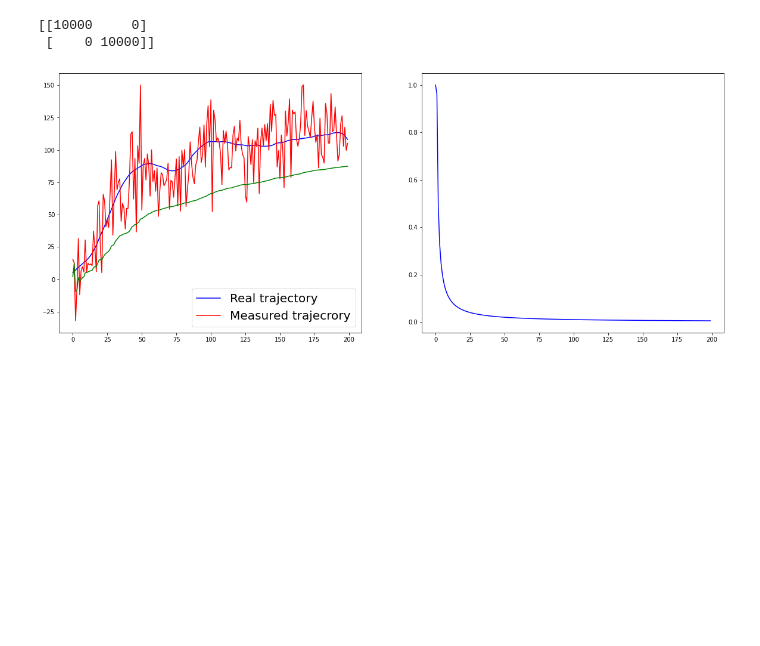
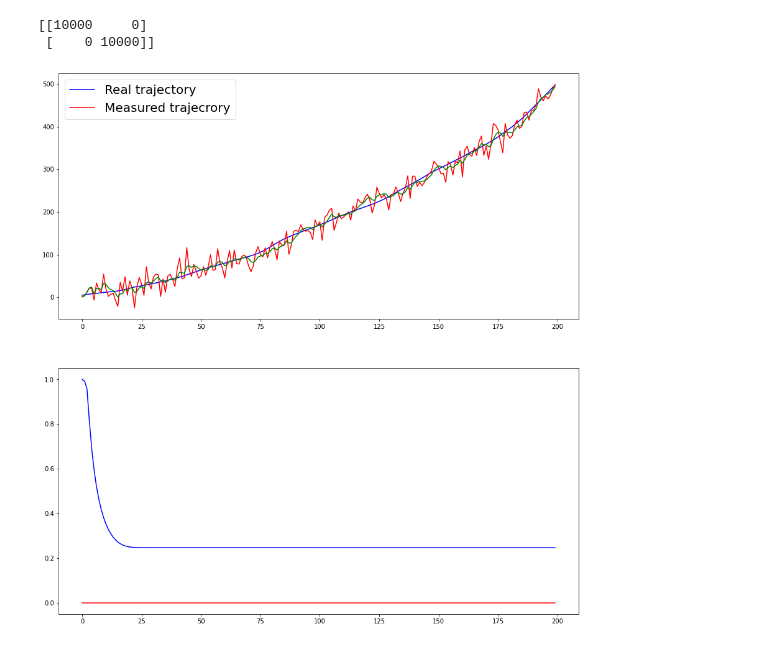
Before and after one commit to MacVIk/Experimental_Data_Processing, a Jupyter notebook: Task_5.ipynb, the cells around one changed output. Drawn from its saved outputs; the diff is of its cells as text; code cells hidden in the pictures; blank space fills up the shorter version.

Commit message:
Working Kalman

```diff
--- a/Task_5.ipynb
+++ b/Task_5.ipynb
@@ -41,13 +41,16 @@ plt.show()
 # Generate a forecast vector for a base vector X using transition matrix Ф
 def prediction(X, Φ):
     return np.dot(Φ, X)
+
+def covariance_matrix_prediction(Φ, P, Q):
+    return np.dot(np.dot(Φ, P), Φ.transpose()) + Q
 
 # Generate a filtered vector base on forcast and mesurement
 def filtration(X_forcast, measurement, K, H):
     return X_forcast + K *(measurement - np.dot(H, X_forcast))
 
 # Get K coefficient base on observarion matrix H and covariance matrix of measurement noize R
-def filter_gain(P, H, R):
+def gain(P, H, R):
     PHt = np.dot(P, H.transpose())
     HPHt_R_1 = np.linalg.inv(np.dot(H, PHt) + R)
     return np.dot(PHt, HPHt_R_1)
@@ -57,7 +60,7 @@ def covariance_matrix_filtration(K, H, P):
     KH = np.dot(K, H)
     return np.dot((I - KH), P)
 
-def kalman_filter(mesurement, X_0, P_0, Φ, H, R):
+def kalman_filter(mesurement, X_0, P_0, Φ, H, R, Q):
     X = np.ones((len(measurement),2,1))
     K = np.ones((len(measurement),2,1))
     P = np.ones((len(measurement),2,2))
@@ -65,35 +68,47 @@ def kalman_filter(mesurement, X_0, P_0, Φ, H, R):
     P[0] = P_0
 
     for i in range(1, len(mesurement)):
-        K[i]= filter_gain(P[i-1], H, R)
-        X[i] = filtration(prediction(X[i-1], Φ), measurement[i], K[i], H)
-        P[i] = covariance_matrix_filtration(K[i], H, P[i-1])
+        # Prediction
+        P[i] = covariance_matrix_prediction(Φ, P[i-1], Q)
+        X[i] = prediction(X[i-1], Φ)
 
-    return X, K
+        # Filtration
+        K[i] = gain(P[i], H, R)
+        X[i] = filtration(X[i], measurement[i], K[i], H)
+        P[i] = covariance_matrix_filtration(K[i], H, P[i])
+
+    return X, K, P
 # %%
 T = 2
-X_0 = np.array([[2], [0]])
-P_0 = np.array([[10000, 0], [0, 10000]])
-Φ = np.array([[1, T], [0, 1]])
+X_0 = np.array([[2],
+                [0]])
+P_0 = np.array([[10000,0],
+                [0,10000]])
+Φ = np.array([[1, T],
+              [0, 1]])
 H = np.array([[1, 0]])
-R = σ_η ** 2
+G = np.array([[T**2],
+              [T]])
+R = σ_η**2
+Q = np.dot(np.dot(G, G.transpose()), σ_α**2)
 
 print(P_0)
 # %% [output]
 [[10000     0]
  [    0 10000]]
 # %%
-measurement_kalman, K = kalman_filter(measurement, X_0, P_0, Φ, H, R)
+measurement_kalman, K, P = kalman_filter(measurement, X_0, P_0, Φ, H, R, Q)
 # %%
-fig, ax = plt.subplots(ncols = 2, figsize=[20,8])
+fig, ax = plt.subplots(nrows = 2, figsize=[15,16])
 
 ax[0].plot(trajectory, "blue")
 ax[0].plot(measurement, "red")
 ax[0].plot(measurement_kalman[:,0], "green")
 ax[0].legend(["Real trajectory", "Measured trajecrory"], fontsize=20)
 
 ax[1].plot(K[:,0], "blue")
+ax[1].plot(np.zeros(len(measurement)), "red")
 
 plt.show()
 # %% [output]
-[figure, old version]
+[figure, new version]
```
Also changed, not shown: parts of 2 cells of this notebook.
